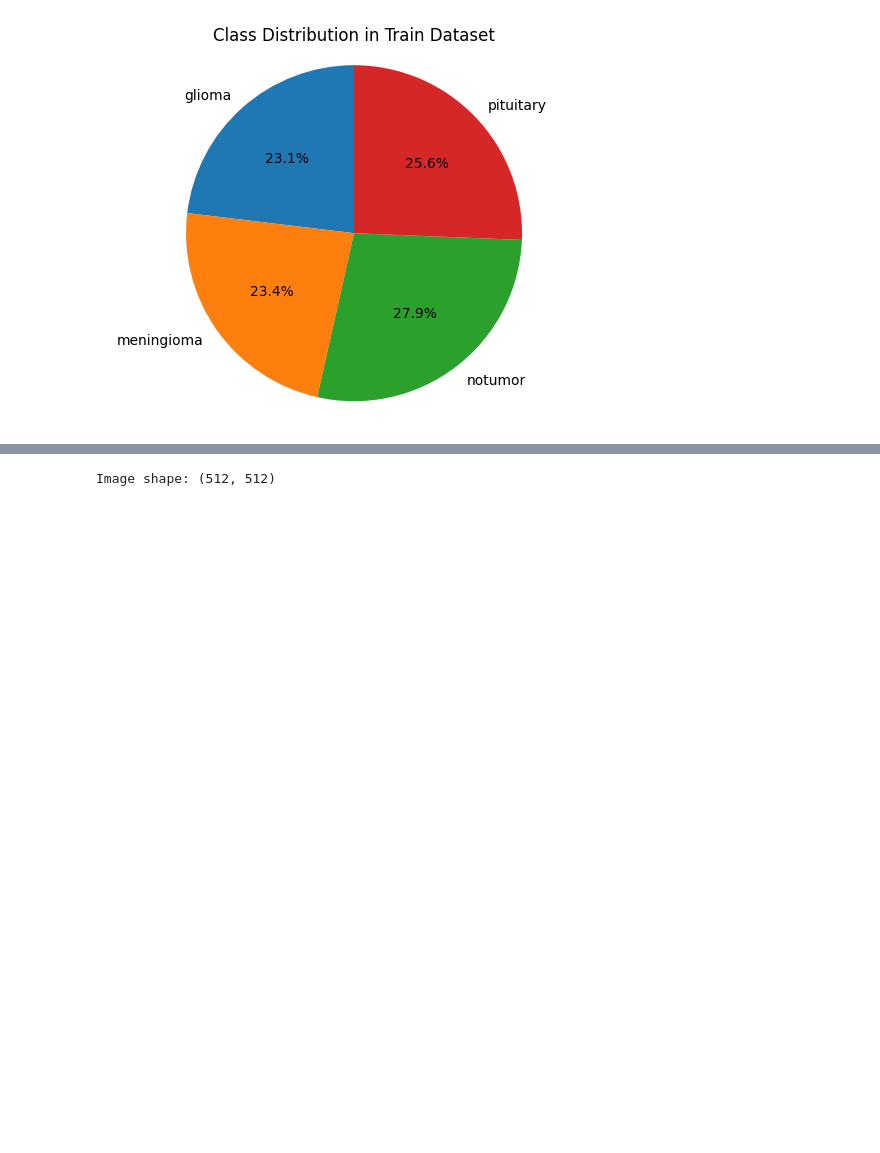
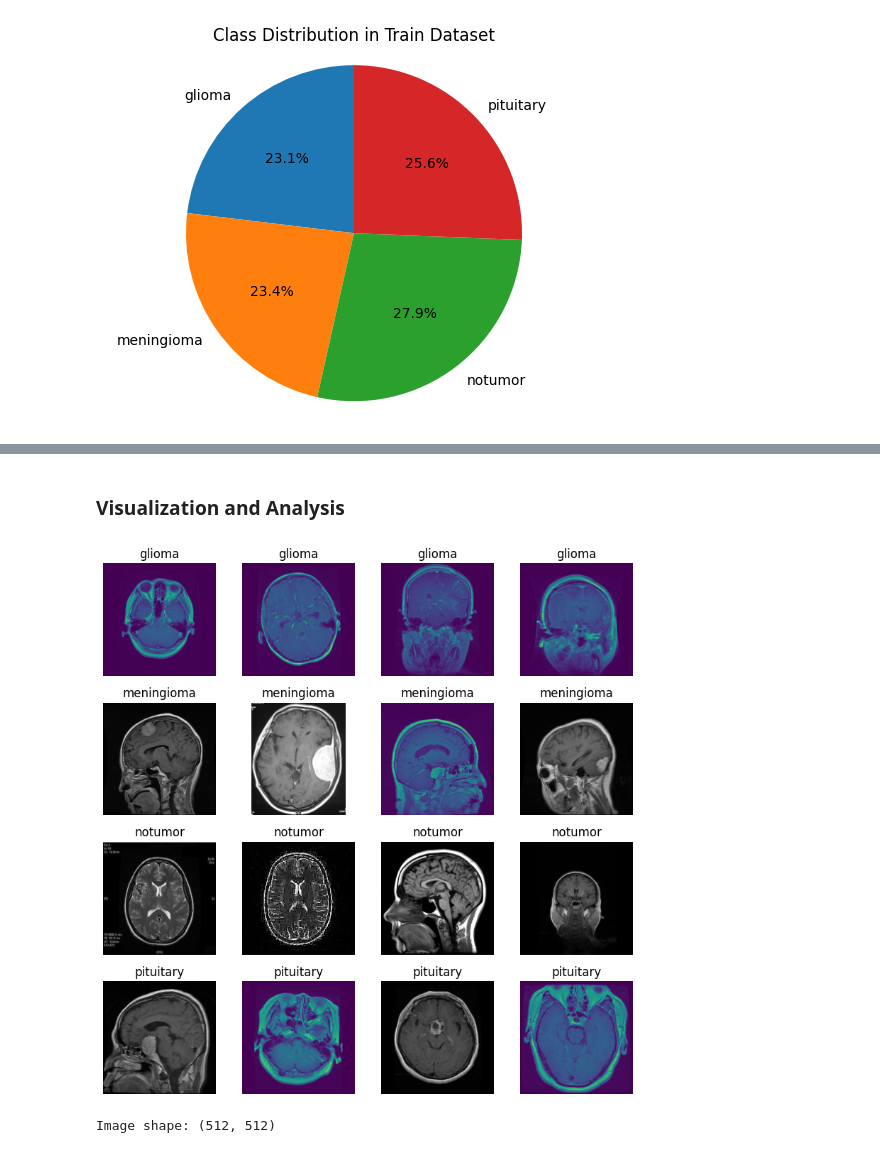
Before and after one commit to raviranjankumar-10/Brain-Tumor-Segmentation, a Jupyter notebook: brain_tumour.ipynb, the cells around one changed output, grey strips where cells are left out. Cells and saved outputs as stored; diff of their text form; code cells hidden in the pictures; blank space fills up the shorter version.

```diff
--- a/brain_tumour.ipynb
+++ b/brain_tumour.ipynb
@@ -89,3 +100,38 @@ plt.show()
+# %% [markdown]
+### Visualization and Analysis
+# %%
+import os
+import matplotlib.pyplot as plt
+import matplotlib.image as mpimg
+import random
+
+def plot_random_images(target_dir, num_images_per_class=4, img_size=(8, 8)):
+    classes = os.listdir(target_dir)
+    plt.figure(figsize=img_size)
+
+    for i, target_class in enumerate(classes):
+        target_folder = os.path.join(target_dir, target_class)
+        random_images = random.sample(os.listdir(target_folder), num_images_per_class)
+
+        for j, random_image in enumerate(random_images):
+            img_path = os.path.join(target_folder, random_image)
+            img = mpimg.imread(img_path)
+
+            plt.subplot(len(classes), num_images_per_class, i * num_images_per_class + j + 1)
+            plt.imshow(img)
+            plt.title(target_class)
+            plt.axis("off")
+
+    plt.tight_layout()
+    plt.show()
+
+# Example usage:
+train_dir = "drive/MyDrive/Brain Tumour Detection/archive/Training/"
+
+# Plot 4 random images for each class
+plot_random_images(train_dir, num_images_per_class=4)
+# %% [output]
+[figure, added]
 # %%
 # function to view an random image
 
```
Also changed, not shown: parts of 9 cells of this notebook.
